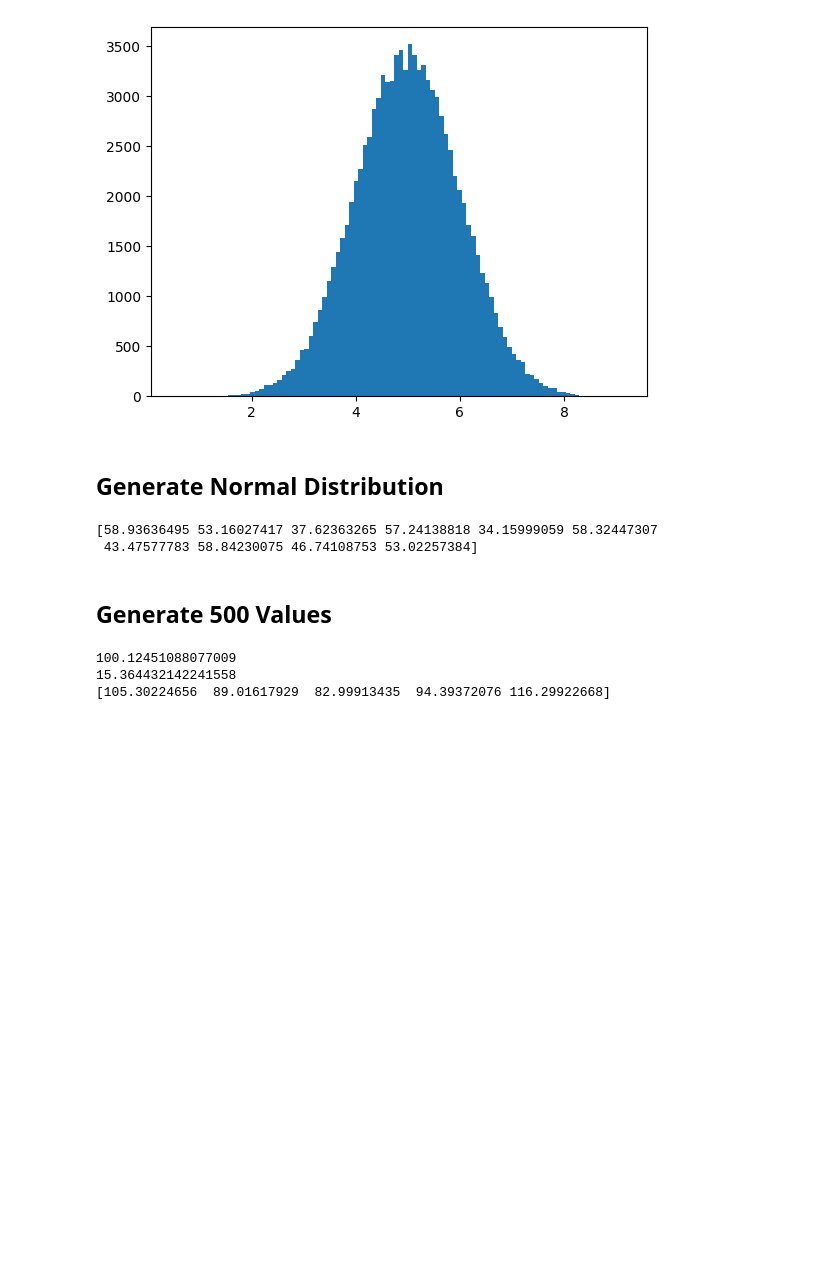
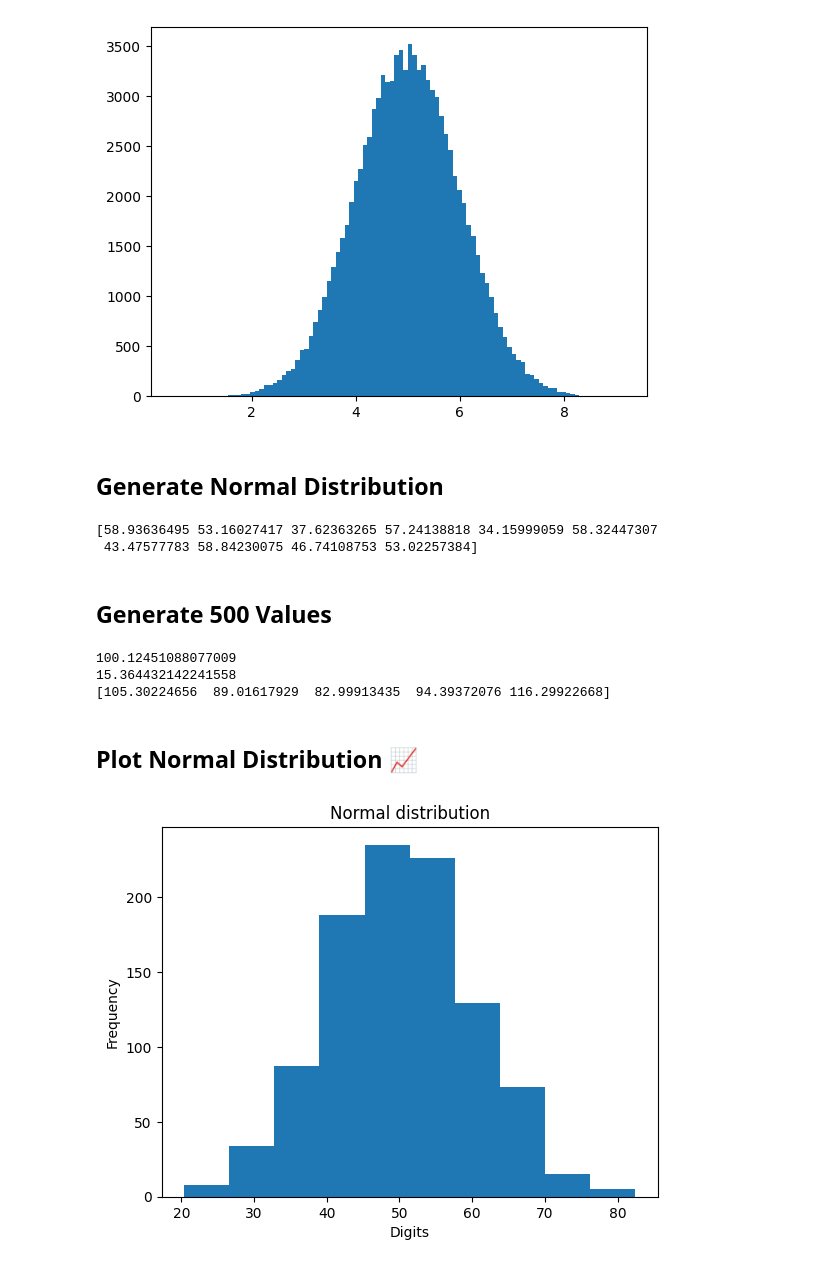
Before and after one commit to wahidali4321/Python-For-Machine-learning-, a Jupyter notebook: Python For machine learning.ipynb, the cells around one changed output. Cells and saved outputs as stored; diff of their text form; code cells hidden in the pictures; blank space fills up the shorter version.

Commit message:
Plot Normal Distribution 📈

```diff
--- a/Python For machine learning.ipynb
+++ b/Python For machine learning.ipynb
@@ -928,3 +928,14 @@ print(x[:5])
 100.12451088077009
 15.364432142241558
 [105.30224656  89.01617929  82.99913435  94.39372076 116.29922668]
+# %% [markdown]
+## Plot Normal Distribution 📈
+# %%
+data = np.random.normal(50, 10, 1000)
+title = plt.title("Normal distribution")
+xlabels = plt.xlabel("Digits")
+ylabels = plt.ylabel("Frequency")
+plt.hist(data)
+plt.show()
+# %% [output]
+[figure, added]
```
